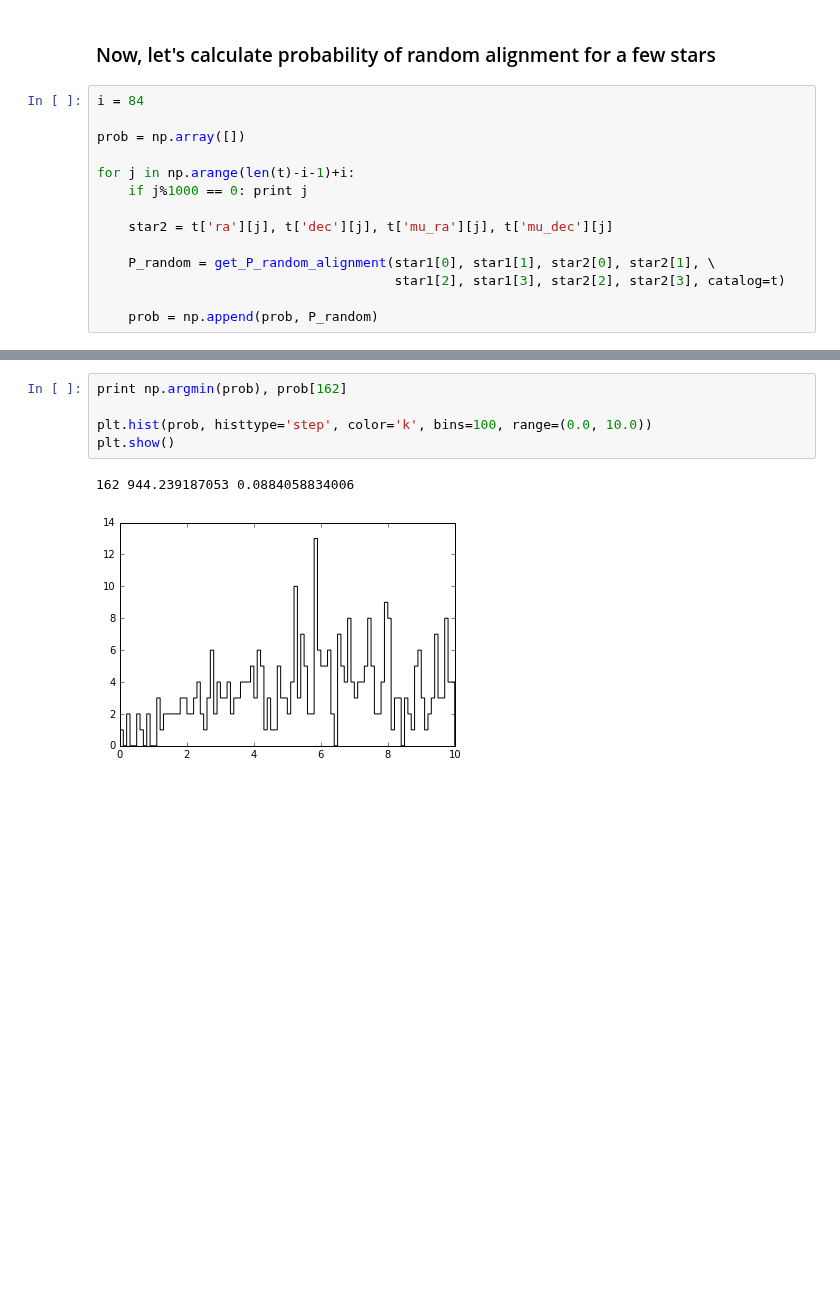
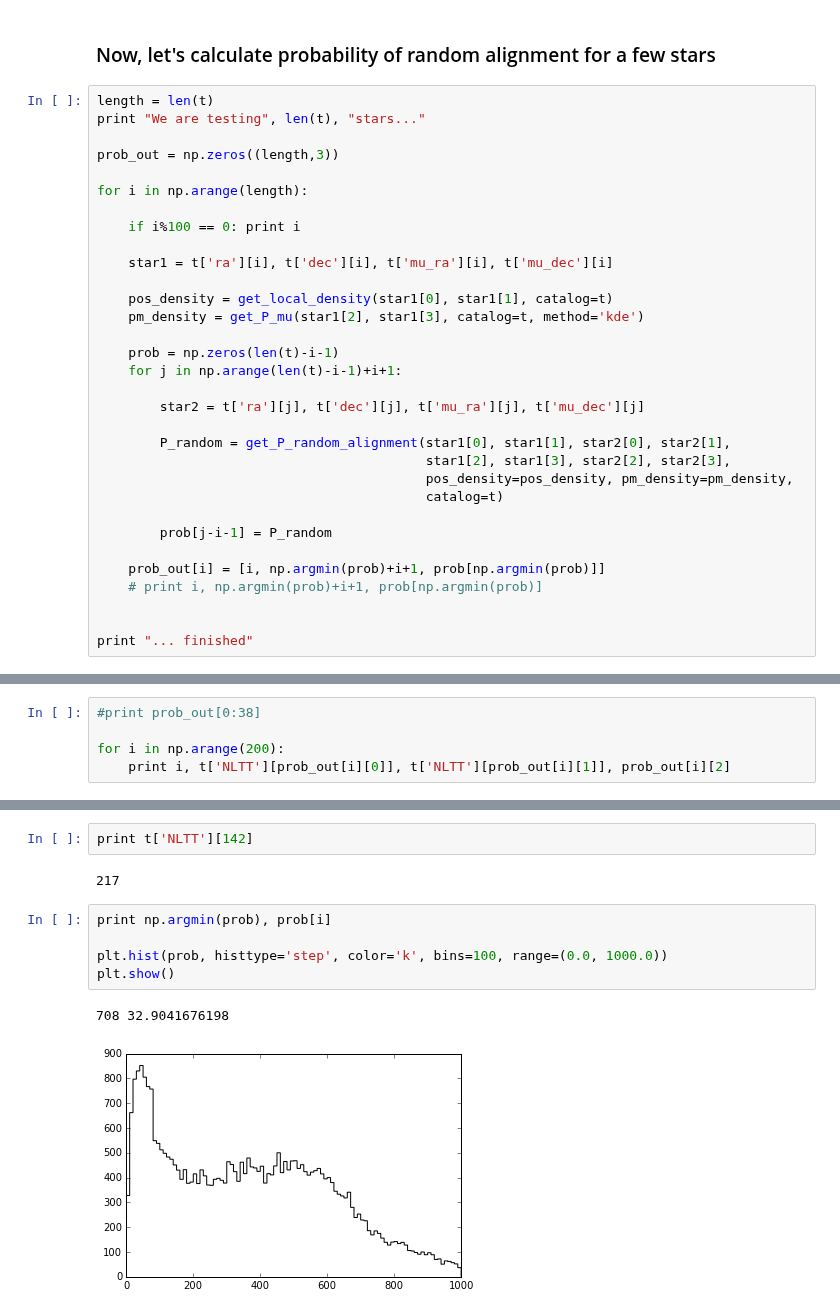
Before and after one commit to astroJeff/gaia_binaries, a Jupyter notebook: notebooks/NLTT.ipynb, the cells around one changed output, grey strips where cells are left out. Saved outputs shown, nothing was run; the diff lists cells and outputs as text; blank space fills up the shorter version.

Commit message:
Sped up NLTT notebook

```diff
--- a/notebooks/NLTT.ipynb
+++ b/notebooks/NLTT.ipynb
@@ -458,17 +470,35 @@ plt.show()
 # %% [markdown]
 ### Now, let's calculate probability of random alignment for a few stars
 # %%
-i = 84
+length = len(t)
+print "We are testing", len(t), "stars..."
 
-prob = np.array([])
+prob_out = np.zeros((length,3))
 
-for j in np.arange(len(t)-i-1)+i:
-    if j%1000 == 0: print j
+for i in np.arange(length):
 
-    star2 = t['ra'][j], t['dec'][j], t['mu_ra'][j], t['mu_dec'][j]
+    if i%100 == 0: print i
 
-    P_random = get_P_random_alignment(star1[0], star1[1], star2[0], star2[1], \
-                                      star1[2], star1[3], star2[2], star2[3], catalog=t)
+    star1 = t['ra'][i], t['dec'][i], t['mu_ra'][i], t['mu_dec'][i]
 
-    prob = np.append(prob, P_random)
+    pos_density = get_local_density(star1[0], star1[1], catalog=t)
+    pm_density = get_P_mu(star1[2], star1[3], catalog=t, method='kde')
+
+    prob = np.zeros(len(t)-i-1)
+    for j in np.arange(len(t)-i-1)+i+1:
+
+        star2 = t['ra'][j], t['dec'][j], t['mu_ra'][j], t['mu_dec'][j]
+
+        P_random = get_P_random_alignment(star1[0], star1[1], star2[0], star2[1],
+                                          star1[2], star1[3], star2[2], star2[3],
+                                          pos_density=pos_density, pm_density=pm_density,
+                                          catalog=t)
+
+        prob[j-i-1] = P_random
+
+    prob_out[i] = [i, np.argmin(prob)+i+1, prob[np.argmin(prob)]]
+    # print i, np.argmin(prob)+i+1, prob[np.argmin(prob)]
+
+
+print "... finished"
 # %% [output]
@@ -491,0 +510,5 @@ for j in np.arange(len(t)-i-1)+i:
+# %%
+#print prob_out[0:38]
+
+for i in np.arange(200):
+    print i, t['NLTT'][prob_out[i][0]], t['NLTT'][prob_out[i][1]], prob_out[i][2]
@@ -492,8 +533,12 @@ for j in np.arange(len(t)-i-1)+i:
+# %%
+print t['NLTT'][142]
+# %% [output]
+217
 # %%
-print np.argmin(prob), prob[162]
+print np.argmin(prob), prob[i]
 
-plt.hist(prob, histtype='step', color='k', bins=100, range=(0.0, 10.0))
+plt.hist(prob, histtype='step', color='k', bins=100, range=(0.0, 1000.0))
 plt.show()
 # %% [output]
-162 944.239187053 0.0884058834006
+708 32.9041676198
-[figure, old version]
+[figure, new version]
```
Also changed, not shown: parts of 9 cells of this notebook.
